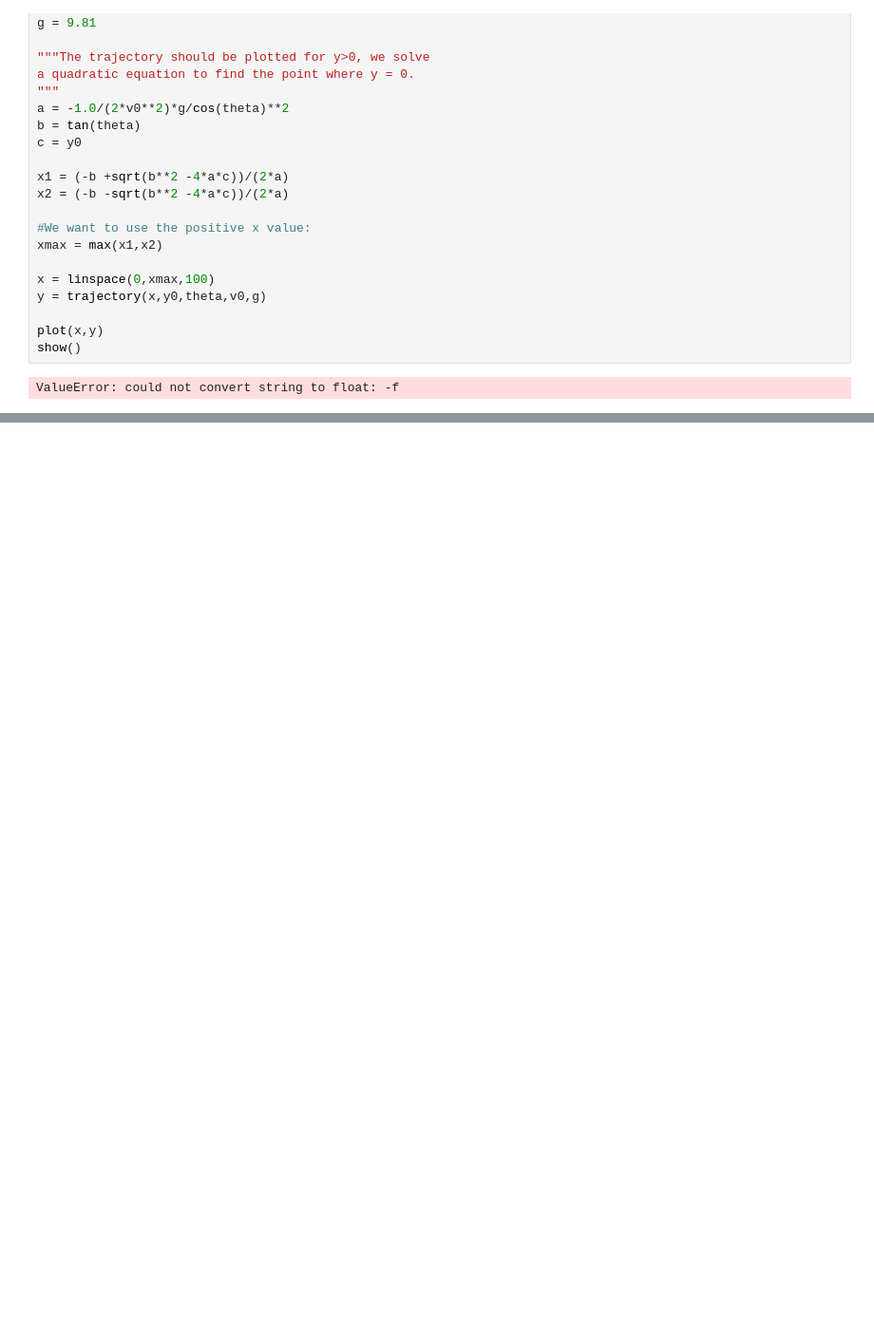
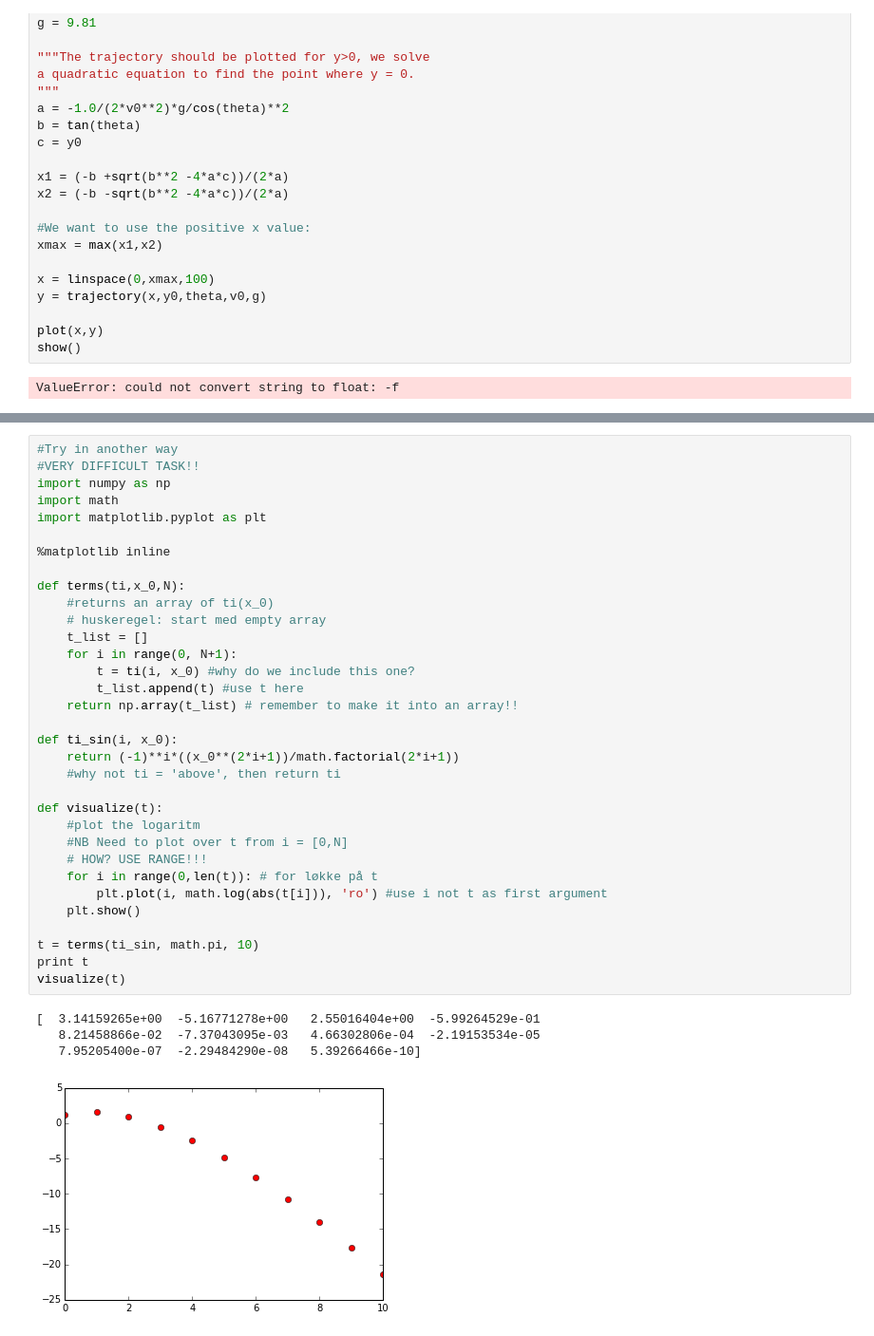
Before and after one commit to camillanore/Studies, a Jupyter notebook: python/Eksamenslesing.ipynb, the cells around one changed output, grey strips where cells are left out. Shown at 95% size. Drawn from its saved outputs; the diff is of its cells as text; blank space fills up the shorter version.

```diff
--- a/python/Eksamenslesing.ipynb
+++ b/python/Eksamenslesing.ipynb
@@ -1520,0 +1772,38 @@ ValueError: could not convert string to float: -f
+# %%
+#Try in another way
+#VERY DIFFICULT TASK!!
+import numpy as np
+import math
+import matplotlib.pyplot as plt
+
+%matplotlib inline
+
+def terms(ti,x_0,N):
+    #returns an array of ti(x_0)
+    # huskeregel: start med empty array
+    t_list = []
+    for i in range(0, N+1):
+        t = ti(i, x_0) #why do we include this one?
+        t_list.append(t) #use t here
+    return np.array(t_list) # remember to make it into an array!!
+
+def ti_sin(i, x_0):
+    return (-1)**i*((x_0**(2*i+1))/math.factorial(2*i+1))
+    #why not ti = 'above', then return ti
+
+def visualize(t):
+    #plot the logaritm
+    #NB Need to plot over t from i = [0,N]
+    # HOW? USE RANGE!!!
+    for i in range(0,len(t)): # for løkke på t
+        plt.plot(i, math.log(abs(t[i])), 'ro') #use i not t as first argument
+    plt.show()
+
+t = terms(ti_sin, math.pi, 10)
+print t
+visualize(t)
+# %% [output]
+[  3.14159265e+00  -5.16771278e+00   2.55016404e+00  -5.99264529e-01
+   8.21458866e-02  -7.37043095e-03   4.66302806e-04  -2.19153534e-05
+   7.95205400e-07  -2.29484290e-08   5.39266466e-10]
+[figure, added]
```
Also changed, not shown: parts of 9 cells of this notebook, 2 other files.
